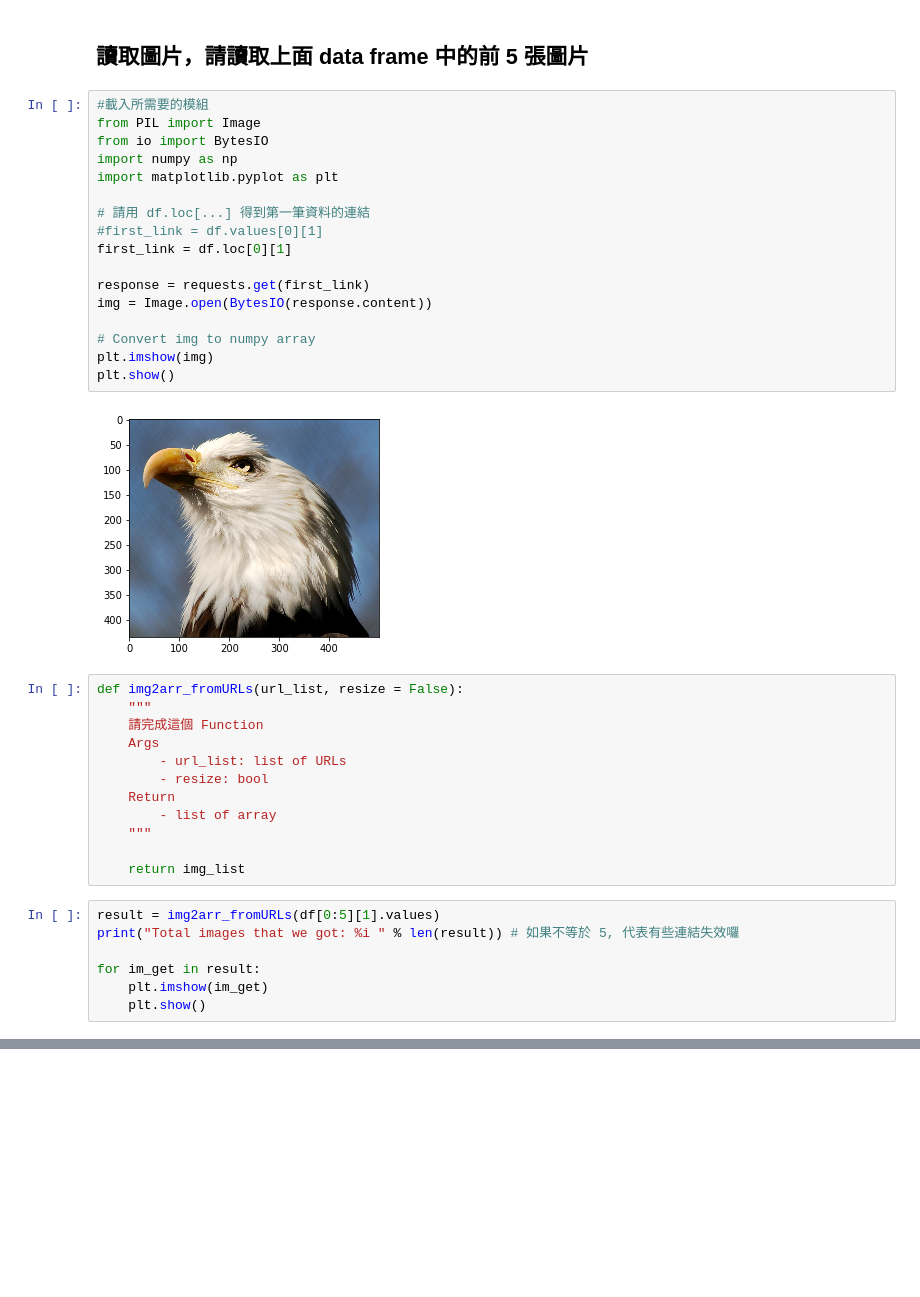
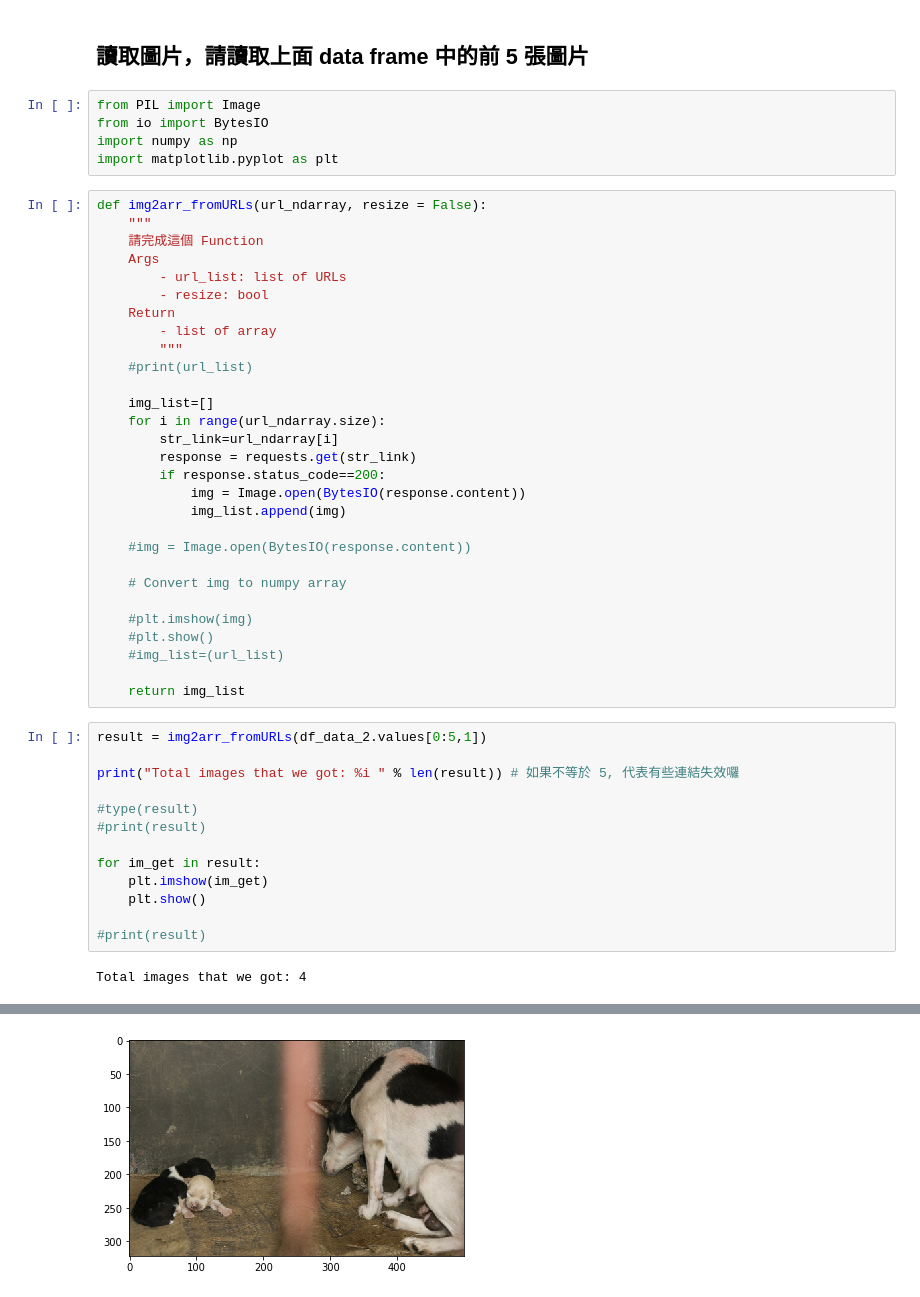
Before and after one commit to sunnywin99/3rd-ML100Days, a Jupyter notebook: homework/Day_005-2_HW.ipynb, the cells around one changed output, grey strips where cells are left out. Drawn from its saved outputs; the diff is of its cells as text; blank space fills up the shorter version.

```diff
--- a/homework/Day_005-2_HW.ipynb
+++ b/homework/Day_005-2_HW.ipynb
@@ -70,40 +75,51 @@ http://farm1.static.flickr.com/145/430300483_21e993670c.jpg
 # %% [markdown]
 ## 讀取圖片，請讀取上面 data frame 中的前 5 張圖片
 # %%
-#載入所需要的模組
 from PIL import Image
 from io import BytesIO
 import numpy as np
 import matplotlib.pyplot as plt
-
-# 請用 df.loc[...] 得到第一筆資料的連結
-#first_link = df.values[0][1]
-first_link = df.loc[0][1]
-
-response = requests.get(first_link)
-img = Image.open(BytesIO(response.content))
-
-# Convert img to numpy array
-plt.imshow(img)
-plt.show()
-# %% [output]
-[figure, removed]
-# %%
-def img2arr_fromURLs(url_list, resize = False):
-    """
-    請完成這個 Function
-    Args
-        - url_list: list of URLs
-        - resize: bool
-    Return
-        - list of array
-    """
-
-    return img_list
+# %%
+def img2arr_fromURLs(url_ndarray, resize = False):
+    """
+    請完成這個 Function
+    Args
+        - url_list: list of URLs
+        - resize: bool
+    Return
+        - list of array
+        """
+    #print(url_list)
+
+    img_list=[]
+    for i in range(url_ndarray.size):
+        str_link=url_ndarray[i]
+        response = requests.get(str_link)
+        if response.status_code==200:
+            img = Image.open(BytesIO(response.content))
+            img_list.append(img)
+
+    #img = Image.open(BytesIO(response.content))
+
+    # Convert img to numpy array
+
+    #plt.imshow(img)
+    #plt.show()
+    #img_list=(url_list)
+
+    return img_list
 # %%
-result = img2arr_fromURLs(df[0:5][1].values)
+result = img2arr_fromURLs(df_data_2.values[0:5,1])
+
 print("Total images that we got: %i " % len(result)) # 如果不等於 5, 代表有些連結失效囉
+
+#type(result)
+#print(result)
 
 for im_get in result:
     plt.imshow(im_get)
     plt.show()
+
+#print(result)
+# %% [output]
+Total images that we got: 4
@@ -109,0 +127 @@ for im_get in result:
+[figure, added]
```
Also changed, not shown: parts of 8 cells of this notebook.
